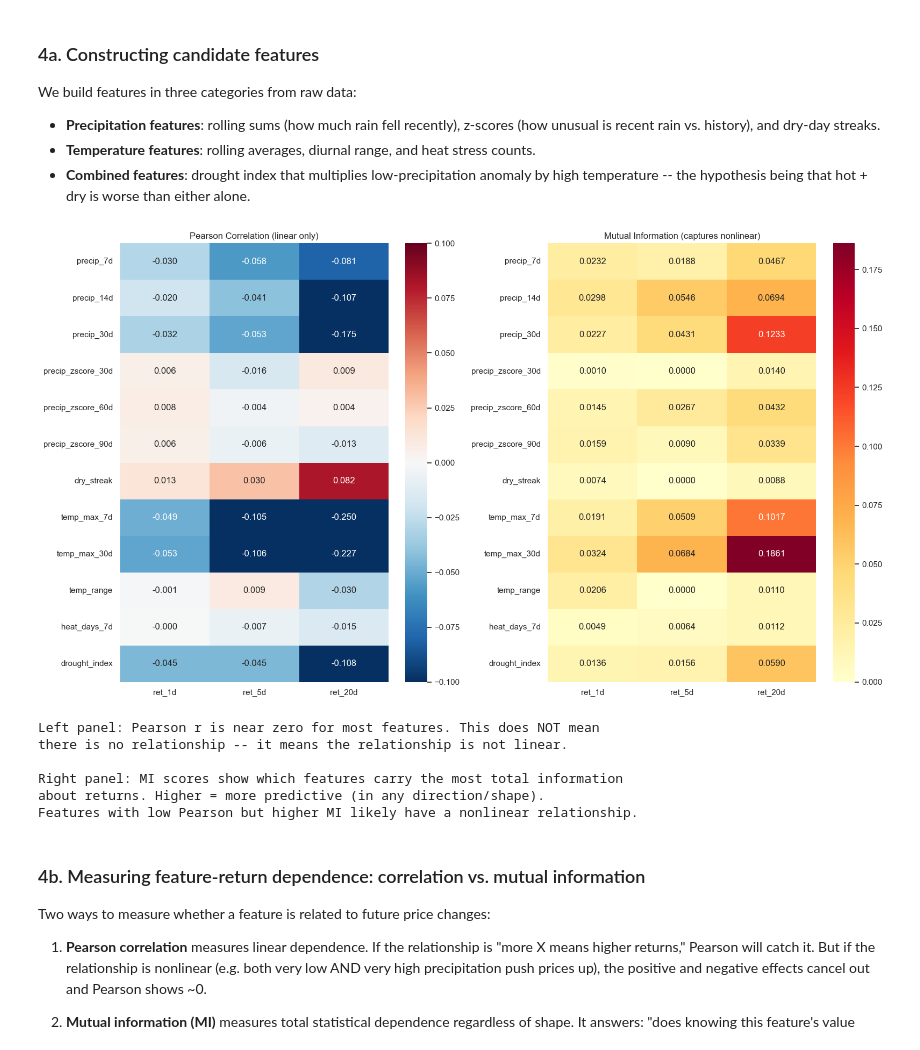
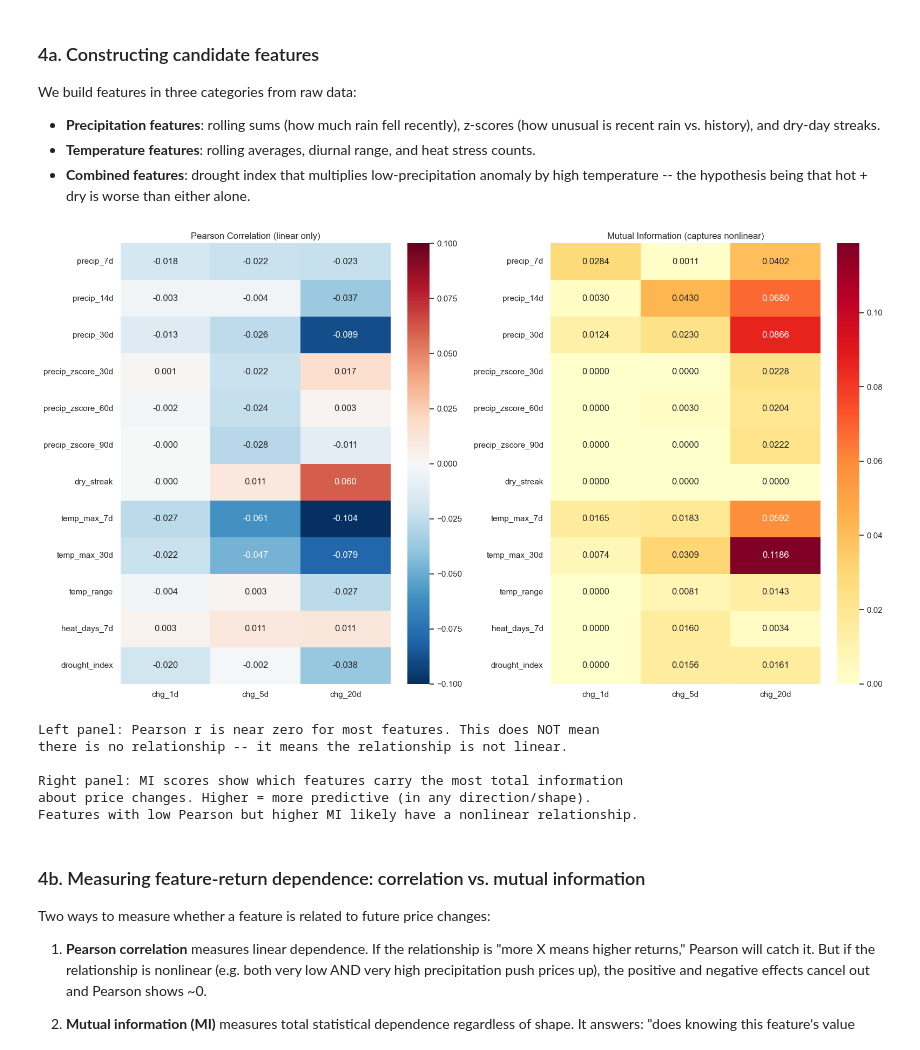
Before and after one commit to sa000/crop_prediction, a Jupyter notebook: eda/strategy_discovery.ipynb, the cells around one changed output. Cells and saved outputs as stored; diff of their text form; code cells hidden in the pictures.

```diff
--- a/eda/strategy_discovery.ipynb
+++ b/eda/strategy_discovery.ipynb
@@ -296,27 +291,27 @@ Do they move together? A visual check before running any statistics. We overlay
 30-day cumulative precipitation on the price chart to see if there's any visible
 co-movement or if price spikes coincide with weather extremes.
 # %%
-# How does precipitation at different rolling windows relate to forward returns?
+# How does precipitation at different rolling windows relate to forward price changes?
 windows = [7, 14, 30, 60]
 fig, axes = plt.subplots(1, len(windows), figsize=(18, 4))
 
 for i, w in enumerate(windows):
     col = f'precip_{w}d_raw'
     df[col] = df['precip'].rolling(w).sum().shift(1)  # shift(1) for point-in-time
-    valid = df[[col, 'ret_20d']].dropna()
+    valid = df[[col, 'chg_20d']].dropna()
 
-    axes[i].scatter(valid[col], valid['ret_20d'] * 100, alpha=0.05, s=5, color='#3498db')
+    axes[i].scatter(valid[col], valid['chg_20d'], alpha=0.05, s=5, color='#3498db')
     axes[i].set_xlabel(f'{w}-day Precip (in)')
-    axes[i].set_ylabel('20-day Fwd Return (%)')
+    axes[i].set_ylabel('20-day Fwd Change ($)')
     axes[i].set_title(f'{w}-day Window')
     axes[i].axhline(0, color='black', linewidth=0.5, alpha=0.5)
 
     if len(valid) > 2:
-        r, p = sp_stats.pearsonr(valid[col], valid['ret_20d'])
+        r, p = sp_stats.pearsonr(valid[col], valid['chg_20d'])
         axes[i].text(0.05, 0.95, f'r={r:.3f}\np={p:.3f}', transform=axes[i].transAxes,
                      va='top', fontsize=9, family='monospace')
 
-plt.suptitle('Precipitation vs. Forward Return -- Which Window Matters?', y=1.02)
+plt.suptitle('Precipitation vs. Forward Price Change -- Which Window Matters?', y=1.02)
 plt.tight_layout()
 plt.show()
 # %% [output]
@@ -410,50 +405,50 @@ We build features in three categories from raw data:
 
 from sklearn.feature_selection import mutual_info_regression
 
-return_cols = ['ret_1d', 'ret_5d', 'ret_20d']
+change_cols = ['chg_1d', 'chg_5d', 'chg_20d']
 
 # --- Linear correlation ---
-corr = df[feature_cols + return_cols].corr().loc[feature_cols, return_cols]
+corr = df[feature_cols + change_cols].corr().loc[feature_cols, change_cols]
 
 # --- Mutual information ---
-mi_results = pd.DataFrame(index=feature_cols, columns=return_cols, dtype=float)
-for rc in return_cols:
+mi_results = pd.DataFrame(index=feature_cols, columns=change_cols, dtype=float)
+for cc in change_cols:
     for fc in feature_cols:
-        subset = df[[fc, rc]].dropna()
+        subset = df[[fc, cc]].dropna()
         if len(subset) < 100:
-            mi_results.loc[fc, rc] = 0.0
+            mi_results.loc[fc, cc] = 0.0
             continue
         mi = mutual_info_regression(
-            subset[[fc]], subset[rc], random_state=42, n_neighbors=5
+            subset[[fc]], subset[cc], random_state=42, n_neighbors=5
         )
-        mi_results.loc[fc, rc] = mi[0]
+        mi_results.loc[fc, cc] = mi[0]
 
 fig, axes = plt.subplots(1, 2, figsize=(16, 9))
 
 sns.heatmap(corr, annot=True, fmt='.3f', cmap='RdBu_r', center=0,
             vmin=-0.1, vmax=0.1, ax=axes[0])
 axes[0].set_title('Pearson Correlation (linear only)')
 
 sns.heatmap(mi_results.astype(float), annot=True, fmt='.4f', cmap='YlOrRd',
             vmin=0, ax=axes[1])
 axes[1].set_title('Mutual Information (captures nonlinear)')
 
 plt.tight_layout()
 plt.show()
 
 print('Left panel: Pearson r is near zero for most features. This does NOT mean')
 print('there is no relationship -- it means the relationship is not linear.')
 print()
 print('Right panel: MI scores show which features carry the most total information')
-print('about returns. Higher = more predictive (in any direction/shape).')
+print('about price changes. Higher = more predictive (in any direction/shape).')
 print('Features with low Pearson but higher MI likely have a nonlinear relationship.')
 # %% [output]
-[figure, old version]
+[figure, new version]
 Left panel: Pearson r is near zero for most features. This does NOT mean
 there is no relationship -- it means the relationship is not linear.
 
 Right panel: MI scores show which features carry the most total information
-about returns. Higher = more predictive (in any direction/shape).
+about price changes. Higher = more predictive (in any direction/shape).
 Features with low Pearson but higher MI likely have a nonlinear relationship.
 # %% [markdown]
 ### 4b. Measuring feature-return dependence: correlation vs. mutual information
```
Also changed, not shown: parts of 7 cells of this notebook, 16 other files.
